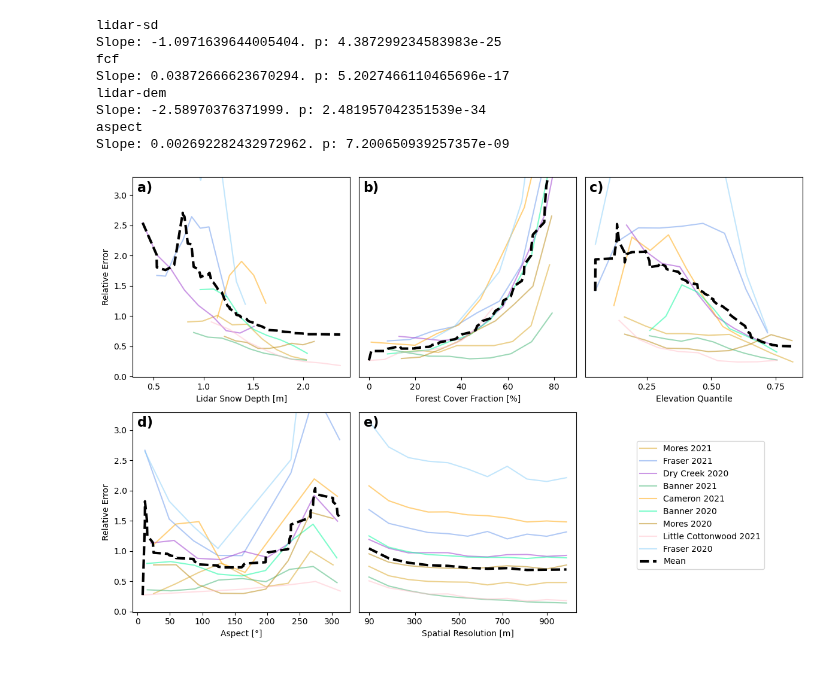
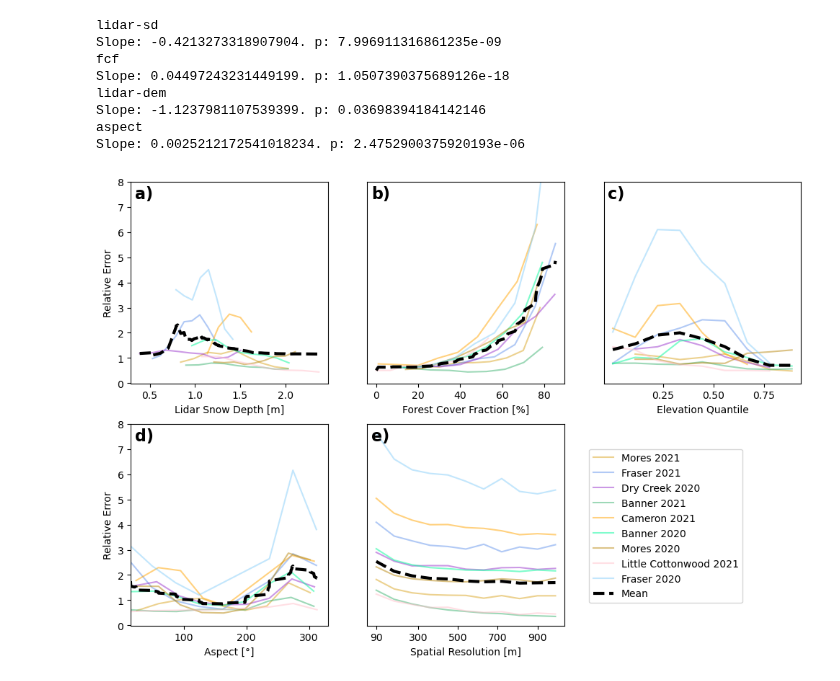
Before and after one commit to ZachHoppinen/spicy-analysis, a Jupyter notebook: src/compare/factors/factor_rmse_figure.ipynb, the cells around one changed output. Saved outputs shown, nothing was run; the diff lists cells and outputs as text; code cells hidden in the pictures.

Commit message:
fixing figure 5 factors

```diff
--- a/src/compare/factors/factor_rmse_figure.ipynb
+++ b/src/compare/factors/factor_rmse_figure.ipynb
@@ -70,19 +70,24 @@ for (var, label), ax in zip(x_labels.items(), axes.ravel()):
             time_ds = ds.sel(band = 'inc')
             time_ds['s1'] = time_ds['s1'].isel(time = slice(len(np.unique(time_ds.relative_orbit)))).mean(dim = 'time')
             # time_ds = time_ds.where(time_ds['lidar-dem'] > time_ds['lidar-dem'].quantile(0.5))
-        elif var == 'lidar-dem':
-            ds['lidar-dem'].data = mean_normalize(ds['lidar-dem'])
 
         if ds.attrs['site'] == 'Frasier' and pd.to_datetime(ds.attrs['lidar-flight-time']).year == 2020:
             time_ds = ds.sel(time = '2020-02-15', method = 'nearest')
         else:
             time_ds = ds.sel(time= ds.attrs['lidar-flight-time'], method ='nearest')
 
+        if var == 'lidar-dem':
+            a = time_ds['lidar-dem'].where((~time_ds['snow_depth'].isnull()) & (~time_ds['lidar-sd'].isnull()))
+            time_ds['lidar-dem'].data = mean_normalize(a)
+
         res = pd.Series(dtype = float)
 
         bins = time_ds.sel(band = 'inc').groupby_bins(var, np.linspace(*time_ds.sel(band = 'inc')[var].quantile([0.05, 0.95]).values.ravel(), 10))
-        if var == 's1':
+        # for elevation we want bins to go 0 to 1 instead of 5% to 95%
+        if var == 'lidar-dem': bins = time_ds.sel(band = 'inc').groupby_bins(var, np.linspace(0, 1, 10))
+        elif var == 's1':
             bins = time_ds.sel(band = 'inc').groupby_bins(var, np.linspace(10, 360, 30))
+
         for cat, sub in bins:
 
             x, y = sub['lidar-sd'].values.ravel(), sub['snow_depth'].values.ravel()
@@ -92,22 +97,20 @@ for (var, label), ax in zip(x_labels.items(), axes.ravel()):
                 continue
 
             stat, p = pearsonr(x[idx], y[idx])
-            rmse_result = rmse(x[idx], y[idx])  / np.nanmean(y[idx])
+            rmse_result = rmse(x[idx], y[idx]) / np.nanmean(y[idx])
 
             if var == 's1':
-                res.loc[np.rad2deg(cat.left)] = rmse_result / np.nanmean(x)
-            elif var == 'lidar-sd':
-                res.loc[cat.left] = rmse_result / np.nanmean(x)
+                res.loc[np.rad2deg(cat.left)] = rmse_result #/ np.nanmean(x)
             elif var == 'fcf':
-                res.loc[cat.left * 100] = rmse_result / np.nanmean(x)
+                res.loc[cat.left * 100] = rmse_result #/ np.nanmean(x)
             else:
-                res.loc[cat.left] = rmse_result / np.nanmean(x)
+                res.loc[cat.left] = rmse_result #/ np.nanmean(x)
 
         res.sort_index().plot(ax= ax, color = loc_colors[stem], label = stem.split('-')[0].replace('_', ' ').replace('Frasier', 'Fraser'), alpha = 0.5)
-        if 'Frasier 2020' not in stem.split('-')[0].replace('_', ' ') or 'Cameron' not in stem or 'Mores_2020' not in stem:
+        # if 'Frasier 2020' not in stem.split('-')[0].replace('_', ' ') or 'Cameron' not in stem or 'Mores_2020' not in stem:
             # ss.append(res.sort_index())
         # else:
-            ss.append(res.sort_index())
+        ss.append(res.sort_index())
 
     # add mean line
     # vs = [10, 20, 30, 40,50, 60]
@@ -123,7 +126,7 @@ for (var, label), ax in zip(x_labels.items(), axes.ravel()):
         # df_f.interpolate().mean(axis = 1).plot(color = 'black', linewidth = 5, linestyle = 'dashed', ax = ax, label = 'Frasier')
 
     ax.set_xlabel(label)
-    ax.set_ylim(-0.01, 3.3)
+    ax.set_ylim(-0.01, 8.0)
     print(var)
     # print((df.interpolate().mean(axis = 1).iloc[-1] - df.interpolate().mean(axis = 1).iloc[0])/ (df.interpolate().mean(axis = 1).index[-1] - df.interpolate().mean(axis = 1).index[0]))
     lm = linregress(x = df.interpolate().mean(axis = 1).index, y = df.interpolate().mean(axis = 1).values)
@@ -186,37 +189,39 @@ ax.set_xticklabels(['90','300', '500', '700','900'])
 ax = axes[0, 2]
 ax.set_xticks([0.25, 0.5, 0.75])
 # ax.set_xticklabels(['Lowest', 'Middle', 'Highest'])
 
 # axes[-2].set_xticks(np.arange(0, 350, 90))
 
 # done adding scalling axis
 
 for ax in axes[:, 1:].ravel():
     ax.set_yticks([])
 
 for ax, letter in zip(axes.ravel(), ['a','b','c', 'd', 'e']):
     ax.text(0.02, 0.98,f'{letter})', transform=ax.transAxes, ha = 'left', va = 'top', weight='bold', size = 16)
 
+axes[1, 0].set_xlim(15, 330)
+
 axes[1, 2].set_axis_off()
-
-plt.tight_layout()
 
 axes[0, 0].legend(loc='upper left',
     bbox_to_anchor=(2.3, -0.3),
     # ncol=4,
     # borderaxespad=0.15,
     # fontsize=8,
     # frameon=False,
 )
 
+plt.tight_layout()
+
 plt.savefig('../../../figures/factors/rmse_binned.png')
 # %% [output]
 lidar-sd
-Slope: -1.0971639644005404. p: 4.387299234583983e-25
+Slope: -0.4213273318907904. p: 7.996911316861235e-09
 fcf
-Slope: 0.03872666623670294. p: 5.2027466110465696e-17
+Slope: 0.04497243231449199. p: 1.0507390375689126e-18
 lidar-dem
-Slope: -2.58970376371999. p: 2.481957042351539e-34
+Slope: -1.1237981107539399. p: 0.03698394184142146
 aspect
-Slope: 0.002692282432972962. p: 7.200650939257357e-09
+Slope: 0.0025212172541018234. p: 2.4752900375920193e-06
-[figure, old version]
+[figure, new version]
```
Also changed, not shown: 2 other files.
